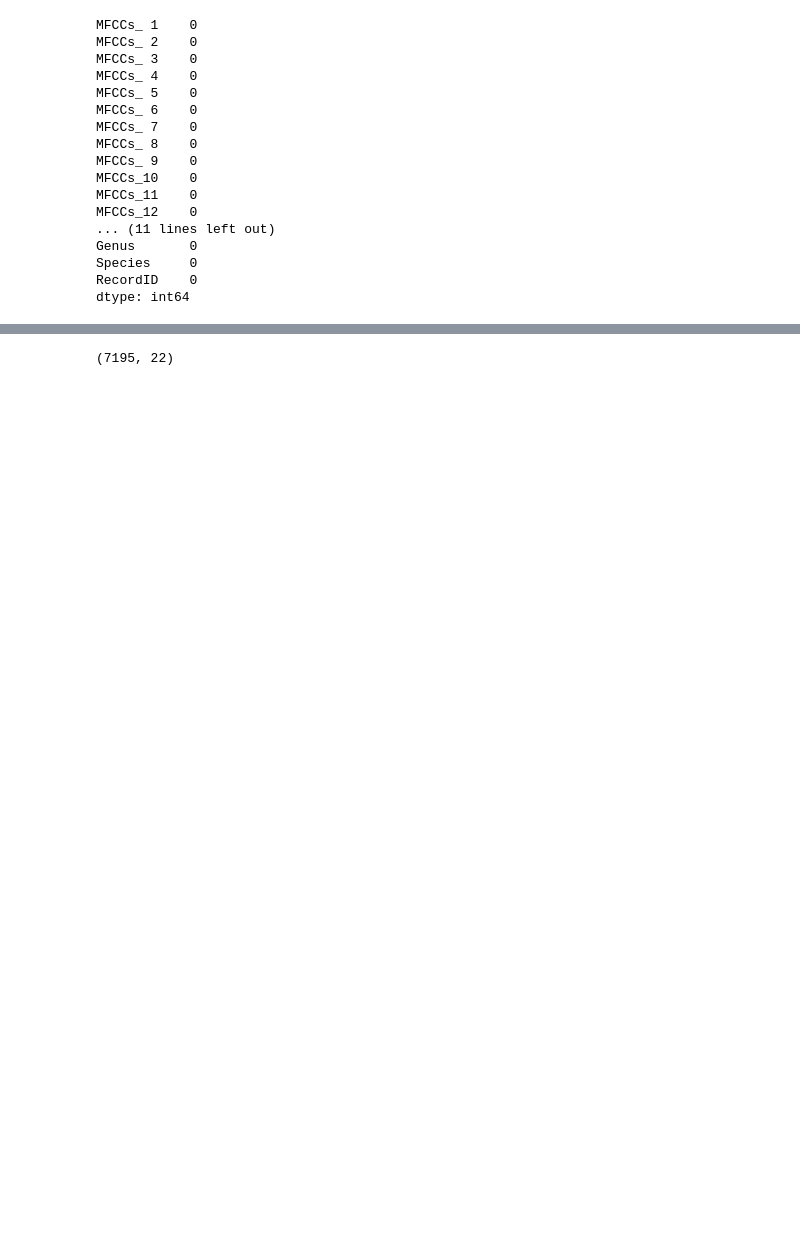
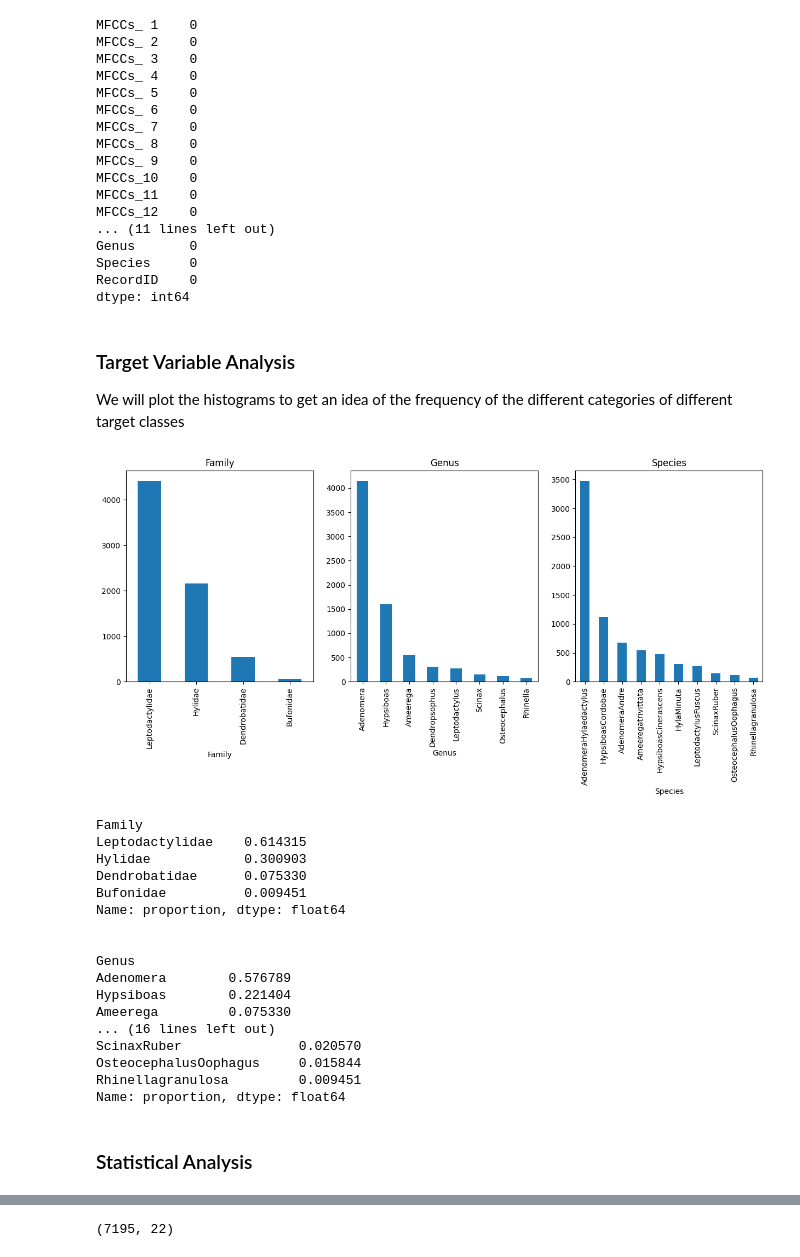
Before and after one commit to Nived04/CS60050_Clustering_Anuran_Calls_Course-Asgnmt, a Jupyter notebook: Anuran_Calls_Analysis.ipynb, the cells around one changed output, grey strips where cells are left out. Drawn from its saved outputs; the diff is of its cells as text; code cells hidden in the pictures; blank space fills up the shorter version.

```diff
--- a/Anuran_Calls_Analysis.ipynb
+++ b/Anuran_Calls_Analysis.ipynb
@@ -8,0 +34,2 @@ df = pd.read_csv('Frogs_MFCCs.csv')
+# %%
+target_col_names = ['Family', 'Genus', 'Species']
@@ -36,6 +83,45 @@ Genus       0
 Species     0
 RecordID    0
 dtype: int64
+# %% [markdown]
+### Target Variable Analysis
+
+We will plot the histograms to get an idea of the frequency of the different categories of different target classes
+# %%
+# display the histogram of the target columns (frequency of each cateogry within the target columns)
+# the plots should be in 1 row, 3 columns
+
+fig, ax = plt.subplots(1, 3, figsize=(15, 5))
+for i, col in enumerate(target_col_names):
+    df[col].value_counts().plot(kind='bar', ax=ax[i])
+    ax[i].set_title(col)
+plt.show()
+
+# print the percentage of each category in the target columns
+for col in target_col_names:
+    print(df[col].value_counts(normalize=True))
+    print('\n')
+# %% [output]
+[figure, added]
+Family
+Leptodactylidae    0.614315
+Hylidae            0.300903
+Dendrobatidae      0.075330
+Bufonidae          0.009451
+Name: proportion, dtype: float64
+
+
+Genus
+Adenomera        0.576789
+Hypsiboas        0.221404
+Ameerega         0.075330
+... (16 lines left out)
+ScinaxRuber               0.020570
+OsteocephalusOophagus     0.015844
+Rhinellagranulosa         0.009451
+Name: proportion, dtype: float64
+# %% [markdown]
+### Statistical Analysis
 # %%
 df.describe()
 # %% [output]
```
Also changed, not shown: parts of 55 cells of this notebook.
